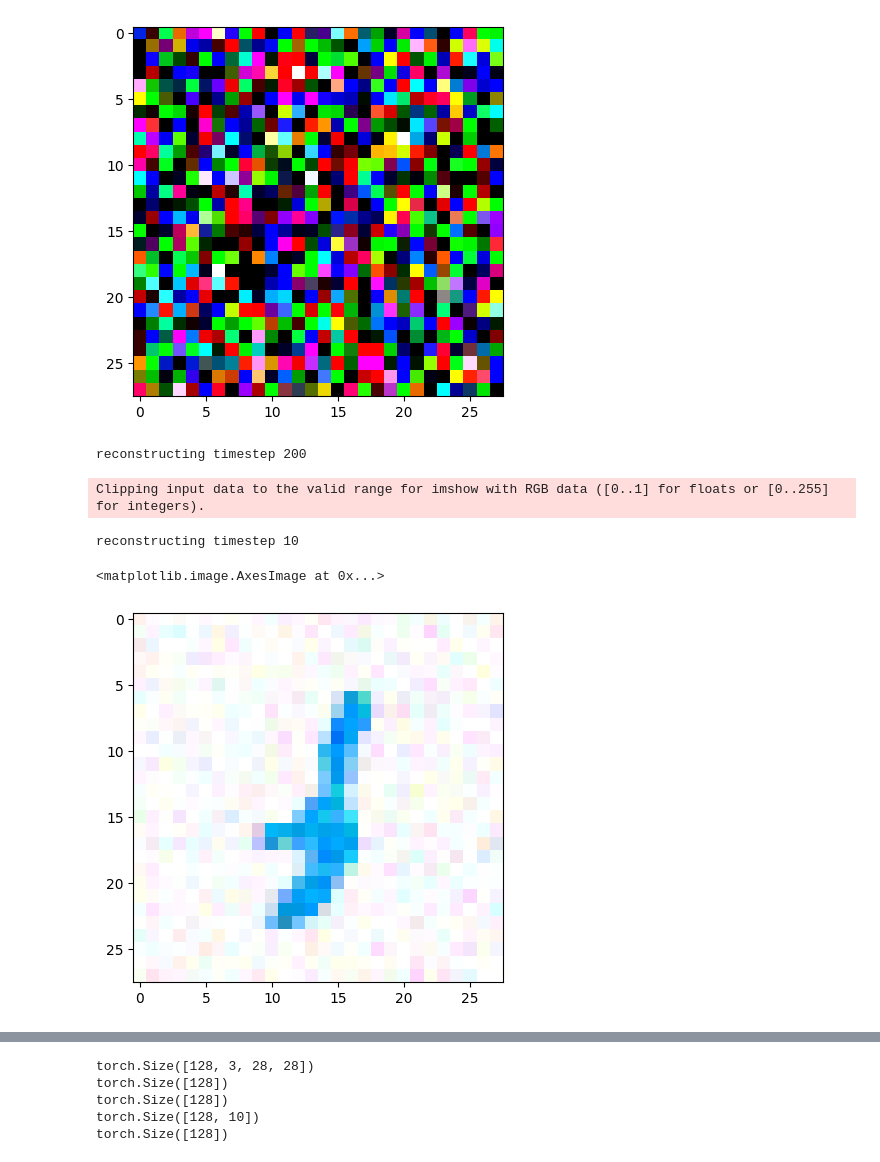
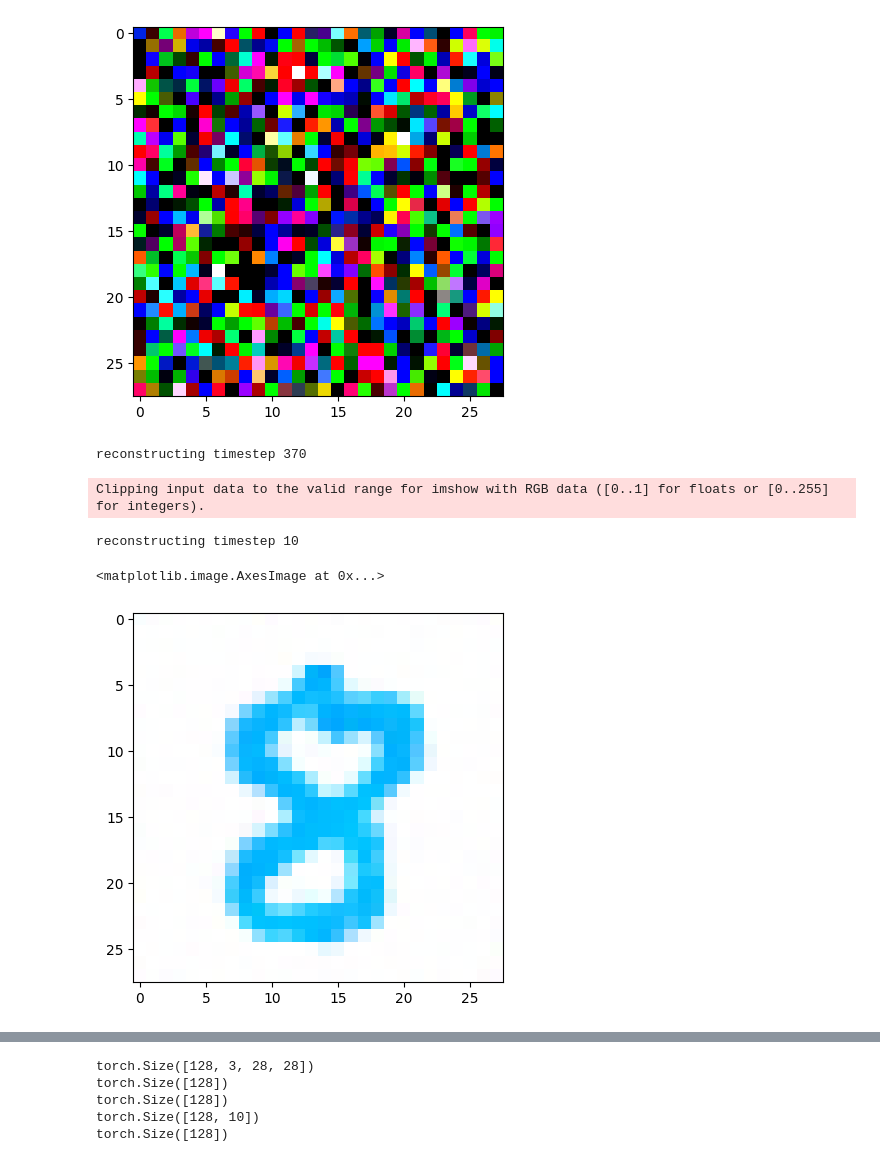
Before and after one commit to echeloni11/Diff_ColorMNIST, a Jupyter notebook: explore.ipynb, the cells around one changed output, grey strips where cells are left out. Saved outputs shown, nothing was run; the diff lists cells and outputs as text; code cells hidden in the pictures.

```diff
--- a/explore.ipynb
+++ b/explore.ipynb
@@ -14,12 +14,12 @@ from network import DDPM, ContextUnet, ContextUnetColored
 from dataset import add_hue_confounded
 # %%
 n_T = 400 # 500
-device = "cuda:7" if torch.cuda.is_available() else "cpu"
+device = "cuda" if torch.cuda.is_available() else "cpu"
 batch_size = 1
 n_classes = 10
-n_feat = 48 # 128 ok, 256 better (but slower)
+n_feat = 128 # 128 ok, 256 better (but slower)
 save_model = False
-cond_mode = "Attention"
+cond_mode = "AdaGN"
 # save_dir = './data/diffusion_outputs10/'
 ws_test = [0.0, 0.5, 2.0] # strength of generative guidance
 
@@ -27,7 +27,7 @@ ddpm = DDPM(nn_model=ContextUnetColored(in_channels=3, n_feat=n_feat, n_classes=
 ddpm.to(device)
 
 # optionally load a model
-ddpm.load_state_dict(torch.load("./experiments/240507_1/model/model_20.pth", map_location=device))
+ddpm.load_state_dict(torch.load("./experiments/240508_14/model/model_29.pth", map_location=device))
 
 tf = transforms.Compose([transforms.ToTensor()]) # mnist is already normalised 0 to 1
 
@@ -71,7 +71,7 @@ true_hues = 0.0
 true_hues = torch.tensor([true_hues+0.05]).to(device)
 u = ddpm.abduct(results[0], \
                 torch.tensor([0], dtype=torch.int64).to(device),\
-                size=(3,28,28), device=device, guide_w=1, hues=true_hues)
+                size=(3,28,28), device=device, guide_w=2, hues=true_hues, hue_uncond=1)
 # %% [output]
 abducting timestep 399
 # %%
@@ -106,13 +106,13 @@ Clipping input data to the valid range for imshow with RGB data ([0..1] for floa
 u_random = torch.randn_like(u)
 # %%
 x_cf = ddpm.reconstruct(u, \
-                        torch.tensor([6], dtype=torch.int64, device=device),\
-                        size=(3,28,28), device=device, guide_w=1, \
-                        hues=torch.tensor([0.05],device=device))
+                        torch.tensor([8], dtype=torch.int64, device=device),\
+                        size=(3,28,28), device=device, guide_w=2, \
+                        hues=torch.tensor([0.05],device=device), hue_uncond=0)
 plt.imshow((-1*x_cf[0]+1).permute(1,2,0).detach().cpu().numpy())
 # %% [output]
-reconstructing timestep 200
+reconstructing timestep 370
 Clipping input data to the valid range for imshow with RGB data ([0..1] for floats or [0..255] for integers).
 reconstructing timestep 10
 <matplotlib.image.AxesImage at 0x...>
-[figure, old version]
+[figure, new version]
```
Also changed, not shown: parts of 4 cells of this notebook, 6 other files.
